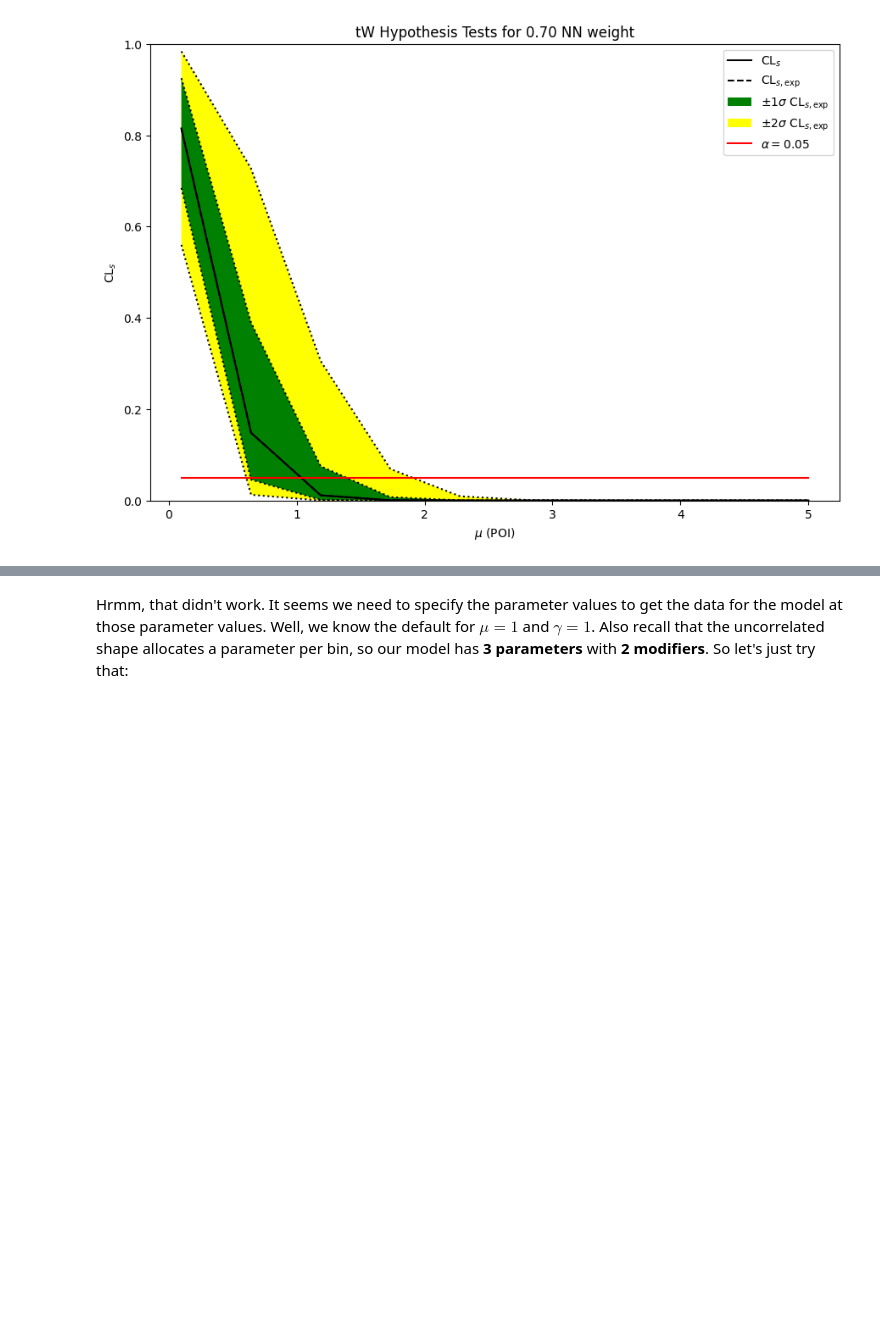
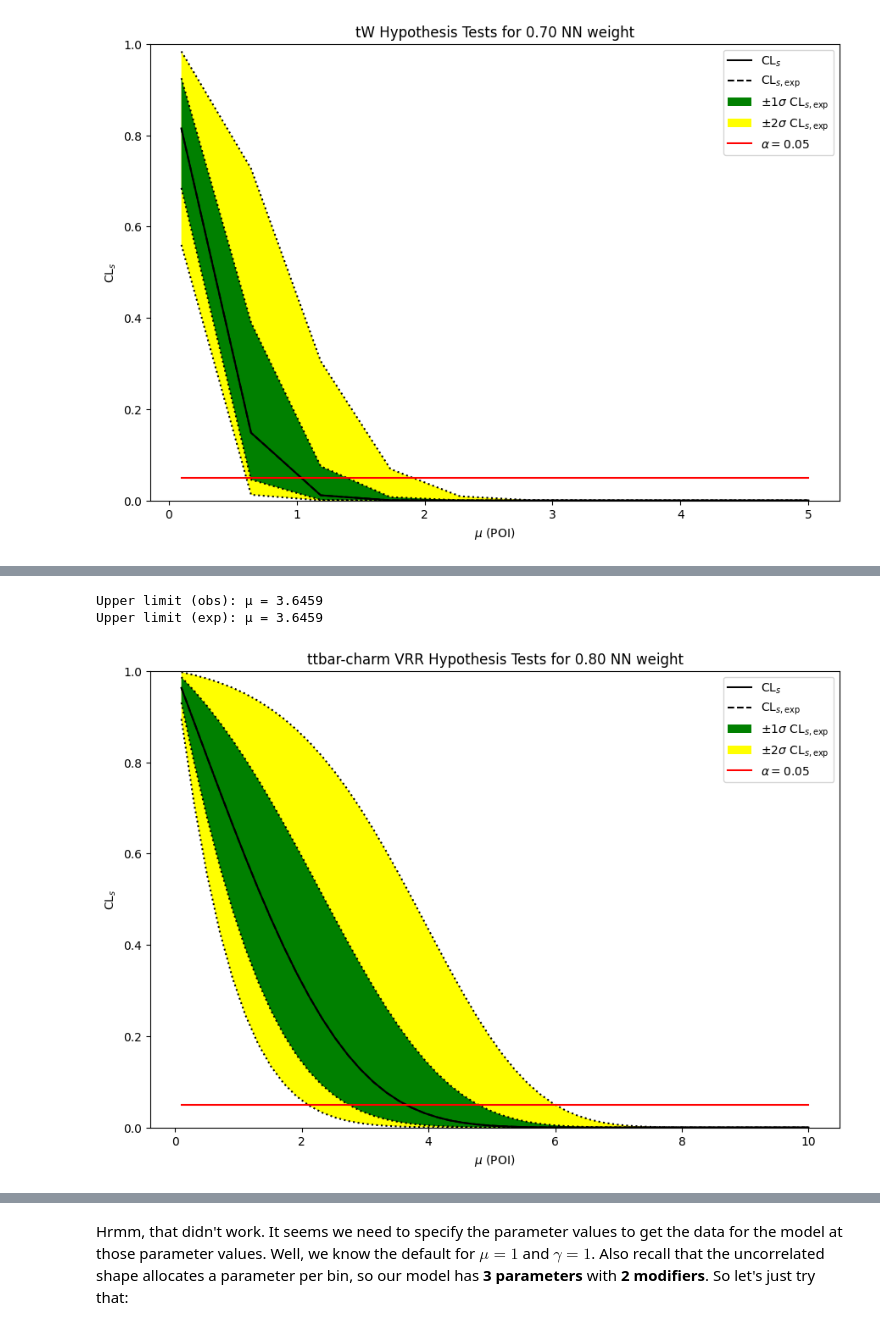
Before and after one commit to mghasemi19/TopFC, a Jupyter notebook: Fit_results/UL_pyhf.ipynb, the cells around one changed output, grey strips where cells are left out. Cells and saved outputs as stored; diff of their text form; code cells hidden in the pictures; blank space fills up the shorter version.

```diff
--- a/Fit_results/UL_pyhf.ipynb
+++ b/Fit_results/UL_pyhf.ipynb
@@ -162,0 +219,6 @@ Upper limit (exp): μ = 1.0355
+# %%
+coupling_UL_compute(31.0, 259.5, 0.25, "ttbar-charm VRR", "0.80", False)
+# %% [output]
+Upper limit (obs): μ = 3.6459
+Upper limit (exp): μ = 3.6459
+[figure, added]
```
Also changed, not shown: parts of 12 cells of this notebook.
